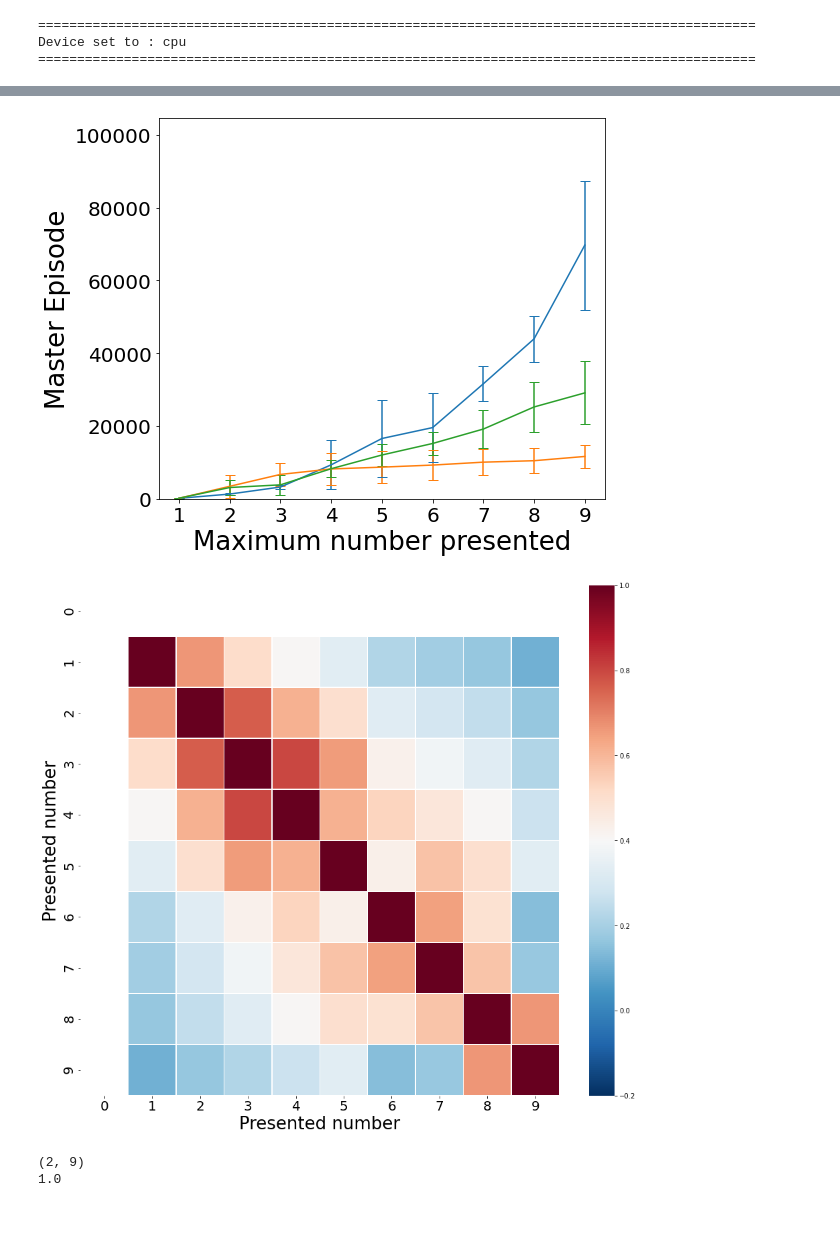
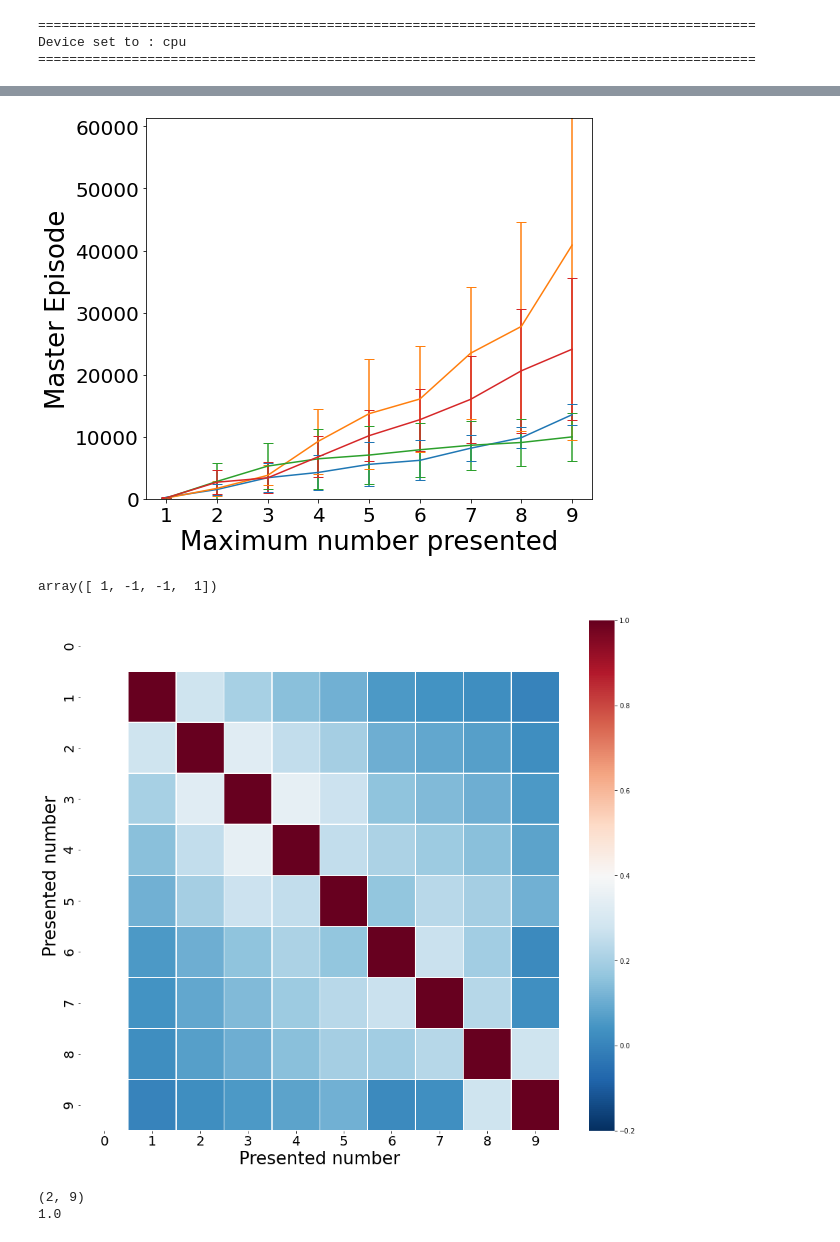
Before and after one commit to flavio2018/counting-agents, a Jupyter notebook: src/Results_Analysis.ipynb, the cells around one changed output, grey strips where cells are left out. Drawn from its saved outputs; the diff is of its cells as text; code cells hidden in the pictures.

```diff
--- a/src/Results_Analysis.ipynb
+++ b/src/Results_Analysis.ipynb
@@ -33,7 +33,7 @@ data_dir = '/home/silvester/programming/rl-single-agent-numbers/counting-agents/
 data_dir = '/home/silvester/programming/rl-single-agent-numbers/remote/counting-agents/src/../data/'
 # %%
 exp_type_list = []
-#exp_type_list.append(data_dir + 'static_2')
+exp_type_list.append(data_dir + 'static_2')
 exp_type_list.append(data_dir + 'temporal_2')
 exp_type_list.append(data_dir + 'temporal_abacus_1D_2')
 exp_type_list.append(data_dir + 'temporal_abacus_2D_2')
@@ -43,7 +43,7 @@ exp_type = data_dir + 'temporal_abacus_1D_2'
 
 fig, ax = plt.subplots(figsize=(8,7))
 max_episode = 0
-all_token_positions = {i: [] for i in range(1,10)}
+all_token_positions = {i: [] for i in range(0,10)}
 
 token_positions_mean = {}
 token_positions_std = {}
@@ -57,8 +57,9 @@ for exp_dir in exp_dir_list:
     with open(master_episodes_file_dir, 'rb') as f:
         ext_repr = pickle.load(f)
         token_positions = get_token_positions_of_reprs(ext_repr)
-    for i in master_episodes.keys():
-        all_token_positions[i].append(token_positions[i])
+    print(token_positions)
+    for i in range(len(token_positions)):
+        all_token_positions[i].append(token_positions[i]-token_positions[0])
 
 for i in all_token_positions.keys():
     token_positions_mean[i] = np.mean(all_token_positions[i])#
@@ -103,10 +108,11 @@ for exp_type in exp_type_list:
 
     for exp_dir in exp_dir_list:
         master_episodes_file_dir = exp_type + '/' + exp_dir + '/master_episodes.pkl'
-        with open(master_episodes_file_dir, 'rb') as f:
-            master_episodes = pickle.load(f)
-        for i in master_episodes.keys():
-            all_master_episodes_dict[i].append(master_episodes[i])
+        if(os.path.exists(master_episodes_file_dir)):
+            with open(master_episodes_file_dir, 'rb') as f:
+                master_episodes = pickle.load(f)
+            for i in master_episodes.keys():
+                all_master_episodes_dict[i].append(master_episodes[i])
 
 
     master_episodes_mean_dict = [np.mean(all_master_episodes_dict[i]) for i in all_master_episodes_dict.keys()]
@@ -130,43 +136,49 @@ for exp_type in exp_type_list:
     ax.tick_params(labelsize=20)
     #fig.savefig(file_path)
 # %% [output]
-[figure, old version]
+[figure, new version]
+# %%
+a = np.array([1, 0, 0, 1])
+2*a-1
+# %% [output]
+array([ 1, -1, -1,  1])
 # %%
 # collect all master-episodes and correlation matrices from each folder
 #for exp_type in exp_type_list:
 
 #exp_type = data_dir + 'static_2'
 exp_type = data_dir + 'temporal_2'
 #exp_type = data_dir + 'temporal_abacus_1D_2'
 #exp_type = data_dir + 'temporal_abacus_2D_2'
 
 
 def get_avg_corr_matrix(exp_type):
     corr_matrix_list = []
     master_episodes_list = []
 
     exp_dir_list = os.listdir(exp_type)
 
     for exp_dir in exp_dir_list:
         master_episodes_file_dir = exp_type + '/' + exp_dir + '/master_episodes.pkl'
-        with open(master_episodes_file_dir, 'rb') as f:
-            master_episodes = pickle.load(f)
-        if(max(master_episodes.keys()) == 9):
-            ext_repr_file_dir = exp_type + '/' + exp_dir + '/ext_representations/external_representations.pkl'
-            with open(ext_repr_file_dir, 'rb') as f:
-                ext_repr = pickle.load(f)
-            corr_matrix = create_external_repr_correlation_matrix(ext_repr)
-            corr_matrix_list.append(corr_matrix)
-            #print(corr_matrix)
+        if(os.path.exists(master_episodes_file_dir)):
+            with open(master_episodes_file_dir, 'rb') as f:
+                master_episodes = pickle.load(f)
+            if(max(master_episodes.keys()) == 9):
+                ext_repr_file_dir = exp_type + '/' + exp_dir + '/ext_representations/external_representations.pkl'
+                with open(ext_repr_file_dir, 'rb') as f:
+                    ext_repr = pickle.load(f)
+                corr_matrix = create_external_repr_correlation_matrix(ext_repr)
+                corr_matrix_list.append(corr_matrix)
+                #print(corr_matrix)
 
     corr_matrix = np.mean(corr_matrix_list, axis=0)
 
     return corr_matrix
 
 corr_matrix = get_avg_corr_matrix(exp_type)
 plot_external_repr_correlation(corr_matrix, task_description='', file_path=exp_type)
 # %% [output]
-[figure, old version]
+[figure, new version]
 # %%
 
 def plot_and_save_master_episodes(master_episodes, file_path):
```
Also changed, not shown: parts of 2 cells of this notebook, 4 other files.
